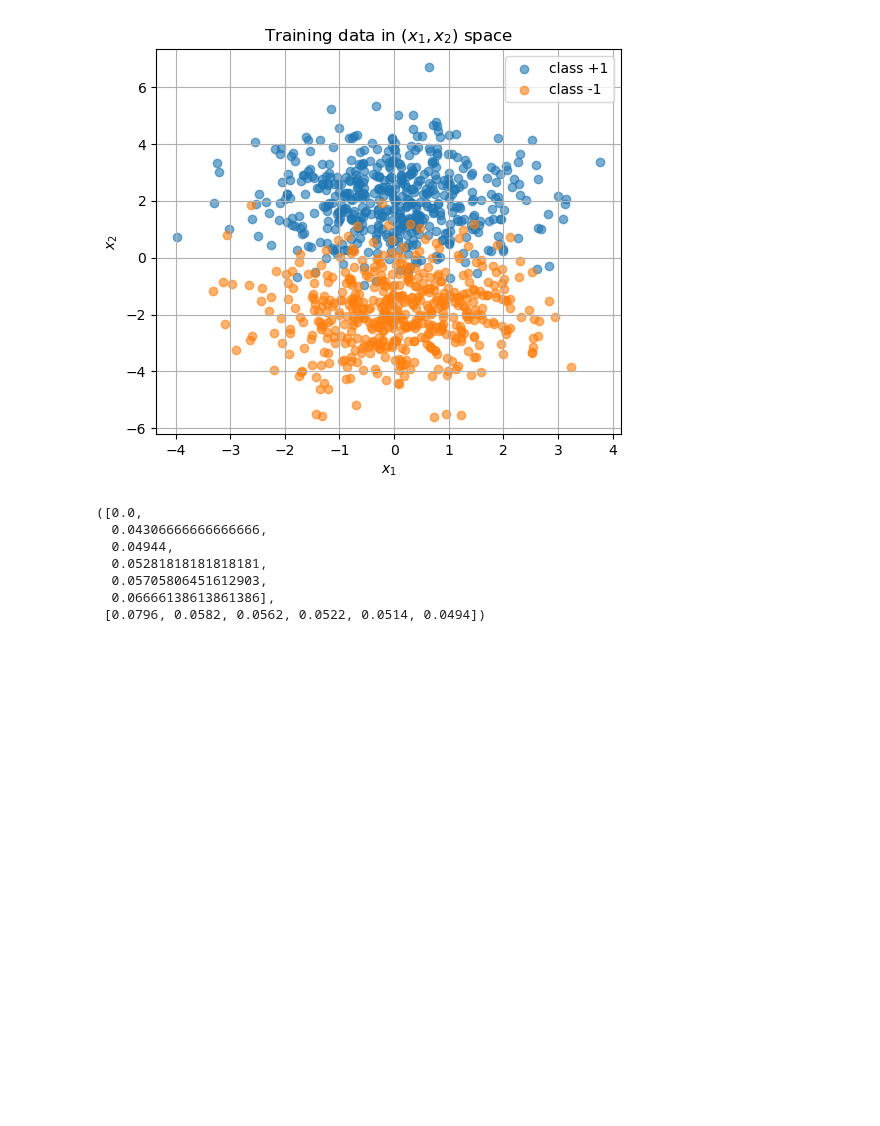
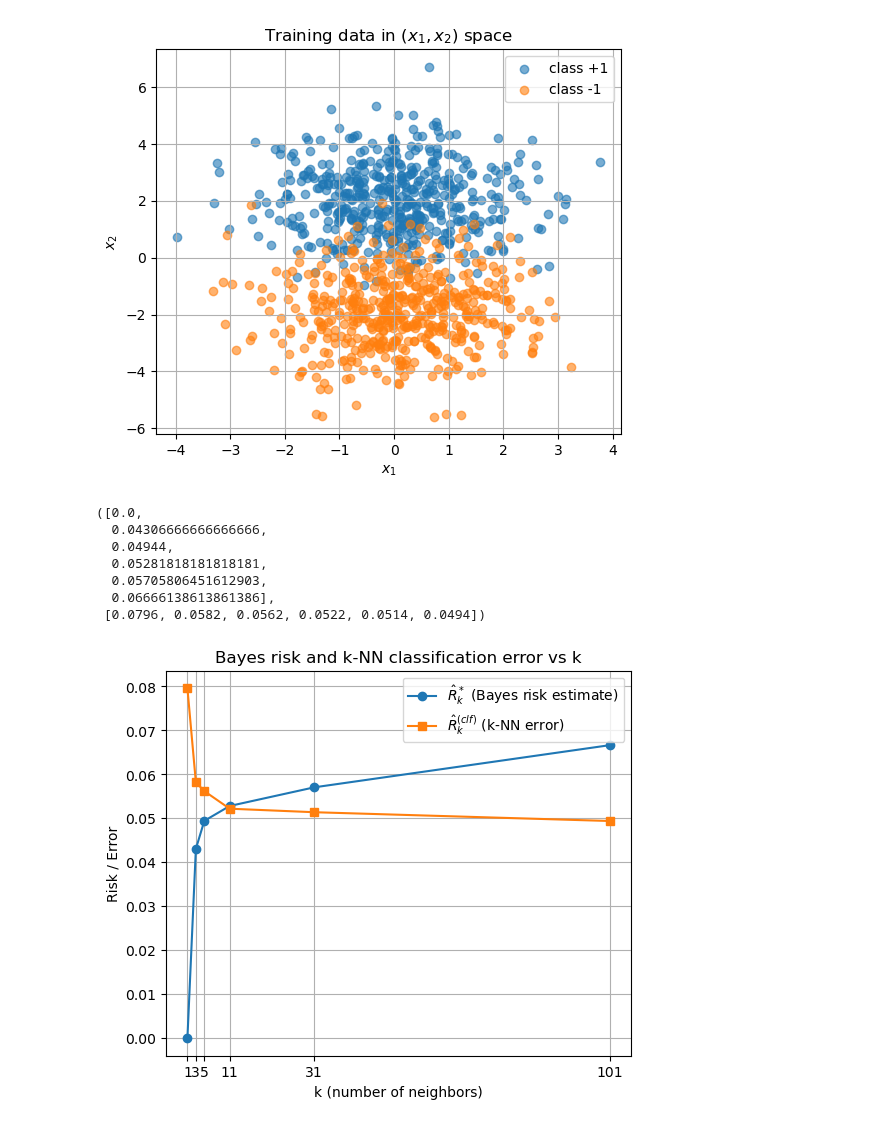
Before and after one commit to anastasiakhromova/Bayes_risk_knn, a Jupyter notebook: bayes_risk_knn.ipynb, the cells around one changed output. Drawn from its saved outputs; the diff is of its cells as text; code cells hidden in the pictures; blank space fills up the shorter version.

Commit message:
Plot Bayes risk and k-NN classification error vs k

```diff
--- a/bayes_risk_knn.ipynb
+++ b/bayes_risk_knn.ipynb
@@ -101,3 +101,16 @@ bayes_risks, clf_errors
   0.05705806451612903,
   0.06666138613861386],
  [0.0796, 0.0582, 0.0562, 0.0522, 0.0514, 0.0494])
+# %%
+plt.figure(figsize=(6, 5))
+plt.plot(ks, bayes_risks, marker='o', label=r'$\hat{R}^*_k$ (Bayes risk estimate)')
+plt.plot(ks, clf_errors, marker='s', label=r'$\hat{R}^{(clf)}_k$ (k-NN error)')
+plt.xlabel('k (number of neighbors)')
+plt.ylabel('Risk / Error')
+plt.title('Bayes risk and k-NN classification error vs k')
+plt.xticks(ks)
+plt.grid(True)
+plt.legend()
+plt.show()
+# %% [output]
+[figure, added]
```
